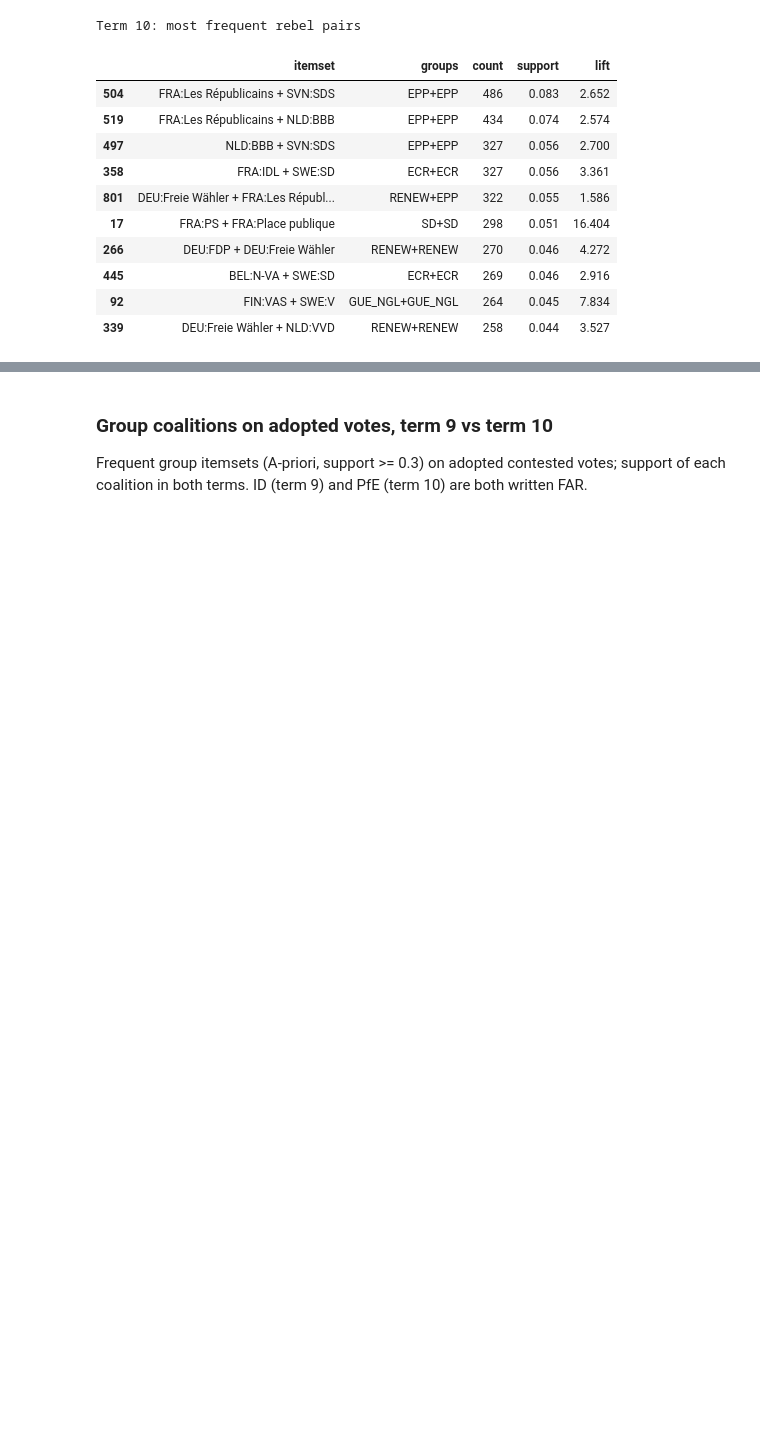
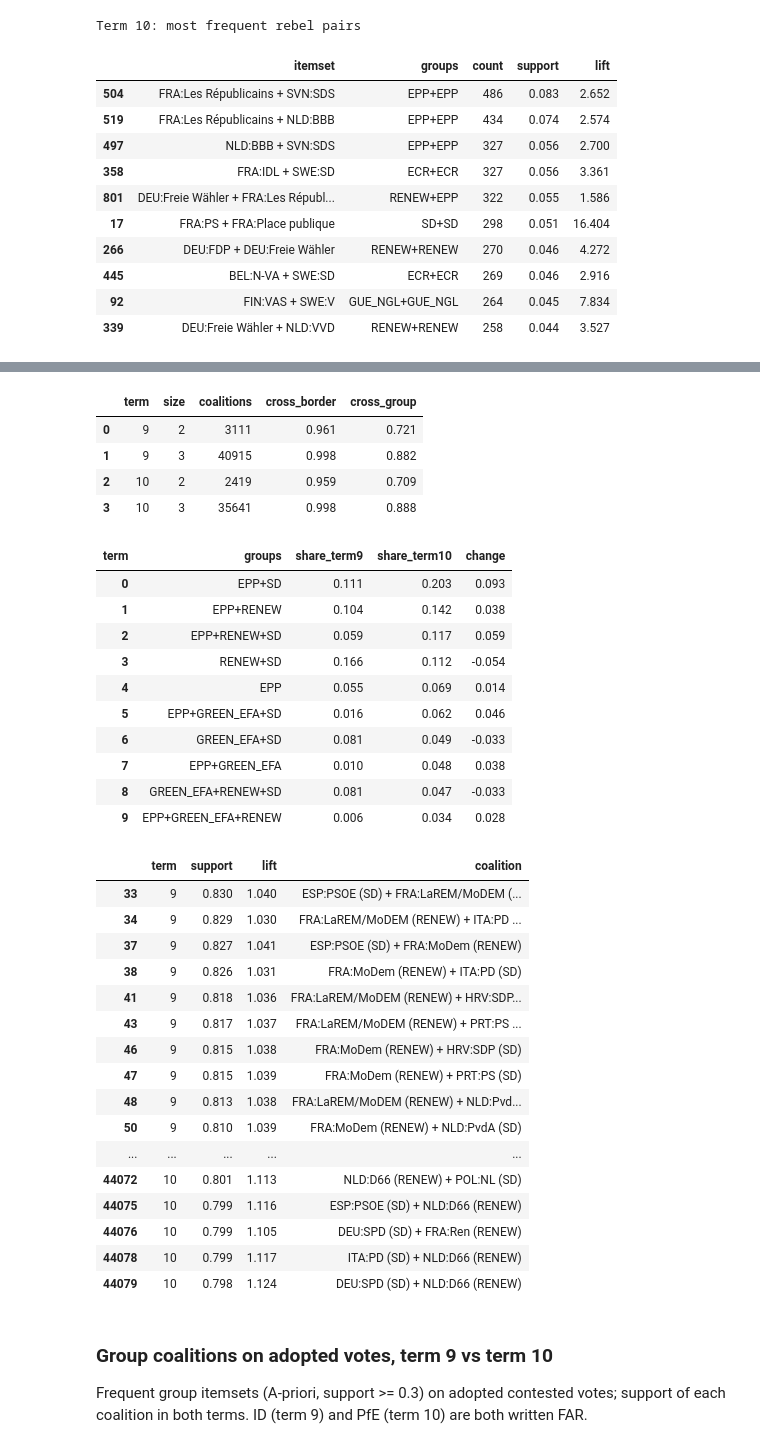
Before and after one commit to AreebJan/mep-voting-blocs, a Jupyter notebook: analysis.ipynb, the cells around one changed output, grey strips where cells are left out. Drawn from its saved outputs; the diff is of its cells as text; code cells hidden in the pictures; blank space fills up the shorter version.

Commit message:
RQ2: which national-party coalitions win votes (A-priori on FOR baskets), cross-border/cross-group shares, group mix term 9 vs 10, figure

```diff
--- a/analysis.ipynb
+++ b/analysis.ipynb
@@ -471,3 +481,46 @@ Term 10: most frequent rebel pairs
+# %%
+win_items, win_summary, win_mix = rq2.winning_party_coalitions(d, support=0.5, max_size=3)
+top_border, top_group = rq2.top_coalitions(win_items, size=2, top=10)
+save(win_summary, "rq2_winning_coalitions_summary")
+save(win_mix, "rq2_winning_coalitions_group_mix")
+save(pd.concat([top_border.assign(kind="cross-border"), top_group.assign(kind="cross-group")]),
+     "rq2_winning_coalitions_top_pairs")
+figures.winning_coalitions(win_mix, path=OUT / "figures" / "winning_coalitions.png")
+display(win_summary, win_mix.head(10), top_group)
+# %% [output]
+|  | term | size | coalitions | cross_border | cross_group |
+| 0 | 9 | 2 | 3111 | 0.961 | 0.721 |
+| 1 | 9 | 3 | 40915 | 0.998 | 0.882 |
+| 2 | 10 | 2 | 2419 | 0.959 | 0.709 |
+| 3 | 10 | 3 | 35641 | 0.998 | 0.888 |
+| term | groups | share_term9 | share_term10 | change |
+| 0 | EPP+SD | 0.111 | 0.203 | 0.093 |
+| 1 | EPP+RENEW | 0.104 | 0.142 | 0.038 |
+| 2 | EPP+RENEW+SD | 0.059 | 0.117 | 0.059 |
+| 3 | RENEW+SD | 0.166 | 0.112 | -0.054 |
+| 4 | EPP | 0.055 | 0.069 | 0.014 |
+| 5 | EPP+GREEN_EFA+SD | 0.016 | 0.062 | 0.046 |
+| 6 | GREEN_EFA+SD | 0.081 | 0.049 | -0.033 |
+| 7 | EPP+GREEN_EFA | 0.010 | 0.048 | 0.038 |
+| 8 | GREEN_EFA+RENEW+SD | 0.081 | 0.047 | -0.033 |
+| 9 | EPP+GREEN_EFA+RENEW | 0.006 | 0.034 | 0.028 |
+|  | term | support | lift | coalition |
+| 33 | 9 | 0.830 | 1.040 | ESP:PSOE (SD) + FRA:LaREM/MoDEM (... |
+| 34 | 9 | 0.829 | 1.030 | FRA:LaREM/MoDEM (RENEW) + ITA:PD ... |
+| 37 | 9 | 0.827 | 1.041 | ESP:PSOE (SD) + FRA:MoDem (RENEW) |
+| 38 | 9 | 0.826 | 1.031 | FRA:MoDem (RENEW) + ITA:PD (SD) |
+| 41 | 9 | 0.818 | 1.036 | FRA:LaREM/MoDEM (RENEW) + HRV:SDP... |
+| 43 | 9 | 0.817 | 1.037 | FRA:LaREM/MoDEM (RENEW) + PRT:PS ... |
+| 46 | 9 | 0.815 | 1.038 | FRA:MoDem (RENEW) + HRV:SDP (SD) |
+| 47 | 9 | 0.815 | 1.039 | FRA:MoDem (RENEW) + PRT:PS (SD) |
+| 48 | 9 | 0.813 | 1.038 | FRA:LaREM/MoDEM (RENEW) + NLD:Pvd... |
+| 50 | 9 | 0.810 | 1.039 | FRA:MoDem (RENEW) + NLD:PvdA (SD) |
+| ... | ... | ... | ... | ... |
+| 44072 | 10 | 0.801 | 1.113 | NLD:D66 (RENEW) + POL:NL (SD) |
+| 44075 | 10 | 0.799 | 1.116 | ESP:PSOE (SD) + NLD:D66 (RENEW) |
+| 44076 | 10 | 0.799 | 1.105 | DEU:SPD (SD) + FRA:Ren (RENEW) |
+| 44078 | 10 | 0.799 | 1.117 | ITA:PD (SD) + NLD:D66 (RENEW) |
+| 44079 | 10 | 0.798 | 1.124 | DEU:SPD (SD) + NLD:D66 (RENEW) |
 # %% [markdown]
 ### Group coalitions on adopted votes, term 9 vs term 10
 
```
Also changed, not shown: parts of 5 cells of this notebook, 7 other files.
